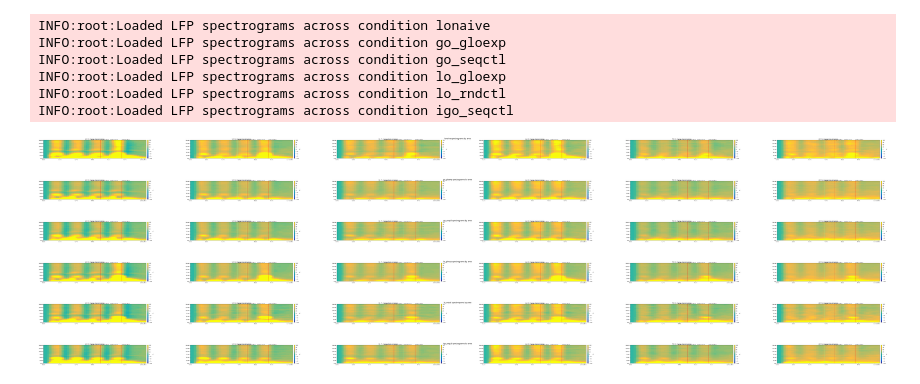
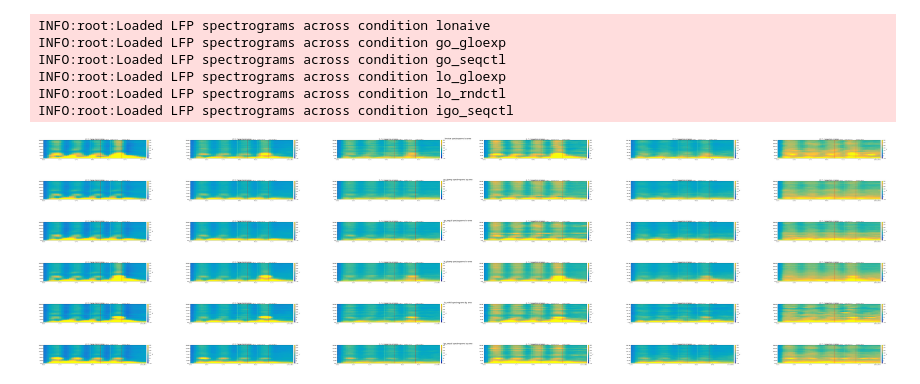
Before and after one commit to BastosLab/electropysiology, a Jupyter notebook: notebooks/passiveglo/grand_spectrogram_eyeballs.ipynb, the cells around one changed output. Cells and saved outputs as stored; diff of their text form; code cells hidden in the pictures.

Commit message:
notebooks/passiveglo/grand_spectrogram_eyeballs: adjust baseline, color range
Signed-off-by: Eli Sennesh <eli.sennesh@vanderbilt.edu>

```diff
--- a/notebooks/passiveglo/grand_spectrogram_eyeballs.ipynb
+++ b/notebooks/passiveglo/grand_spectrogram_eyeballs.ipynb
@@ -73,13 +76,13 @@ INFO:root:Loaded LFP spectrograms across condition lo_rndctl
 INFO:root:Loaded LFP spectrograms across condition igo_seqctl
 # %%
 for cond in CONDITIONS:
-    tfrs = summaries[cond].results().smap(lambda tfr: tfr.channel_mean().baseline(-3.5 * pq.second, -3.0 * pq.second)).erp()
-    tfrs.plot(signals=anatomical_areas, sigtitle=stattitle, title="%s spectrograms by area" % cond, vmax=100, vmin=-100,
+    tfrs = summaries[cond].results().smap(lambda tfr: tfr.channel_mean().baseline(-3.5 * pq.second, -3.2 * pq.second)).erp()
+    tfrs.plot(signals=anatomical_areas, sigtitle=stattitle, title="%s spectrograms by area" % cond, vmin=-50, vmax=300,
               figure="grand_spectrogram_downsample32_%s.pdf" % cond, **EVENTS)
 # %% [output]
-[figure, old version]
+[figure, new version]
-[figure, old version]
+[figure, new version]
-[figure, old version]
+[figure, new version]
-[figure, old version]
+[figure, new version]
-[figure, old version]
+[figure, new version]
-[figure, old version]
+[figure, new version]
```
Also changed, not shown: parts of 1 cell of this notebook.
